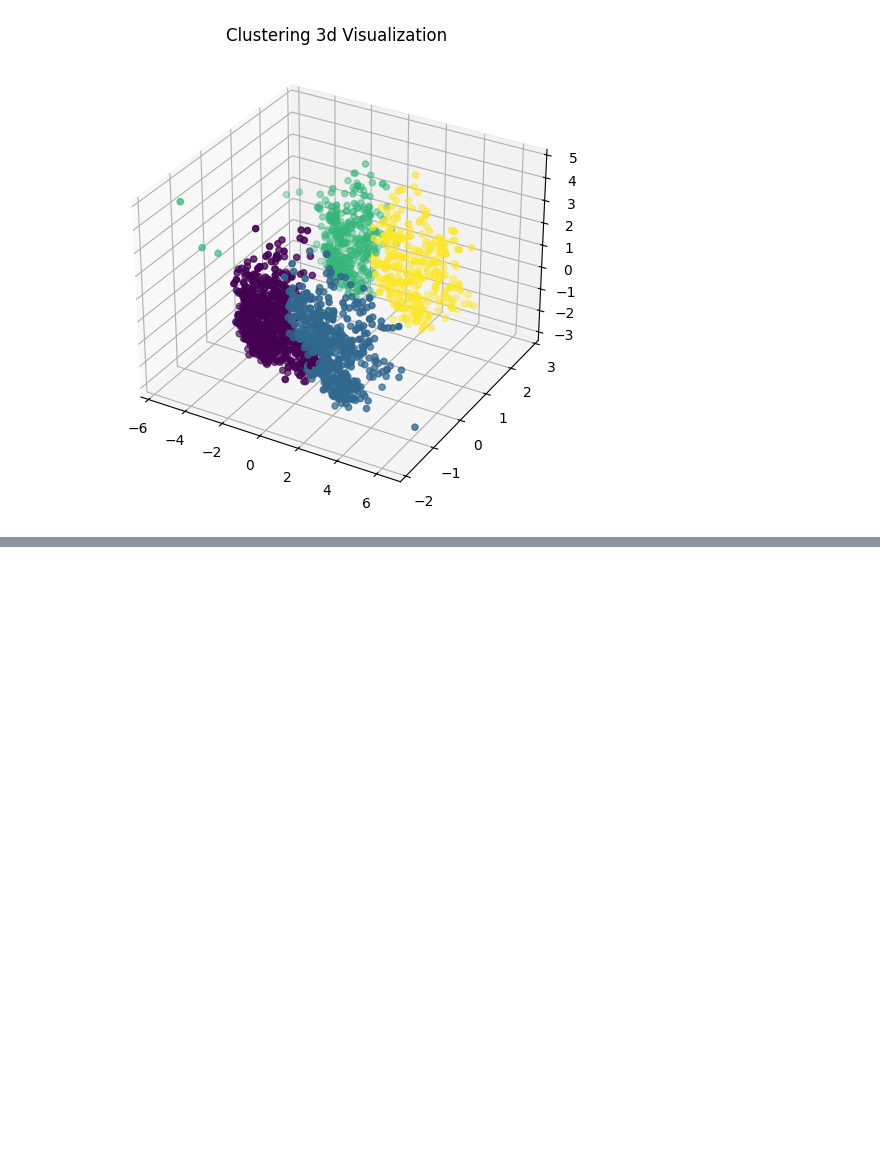
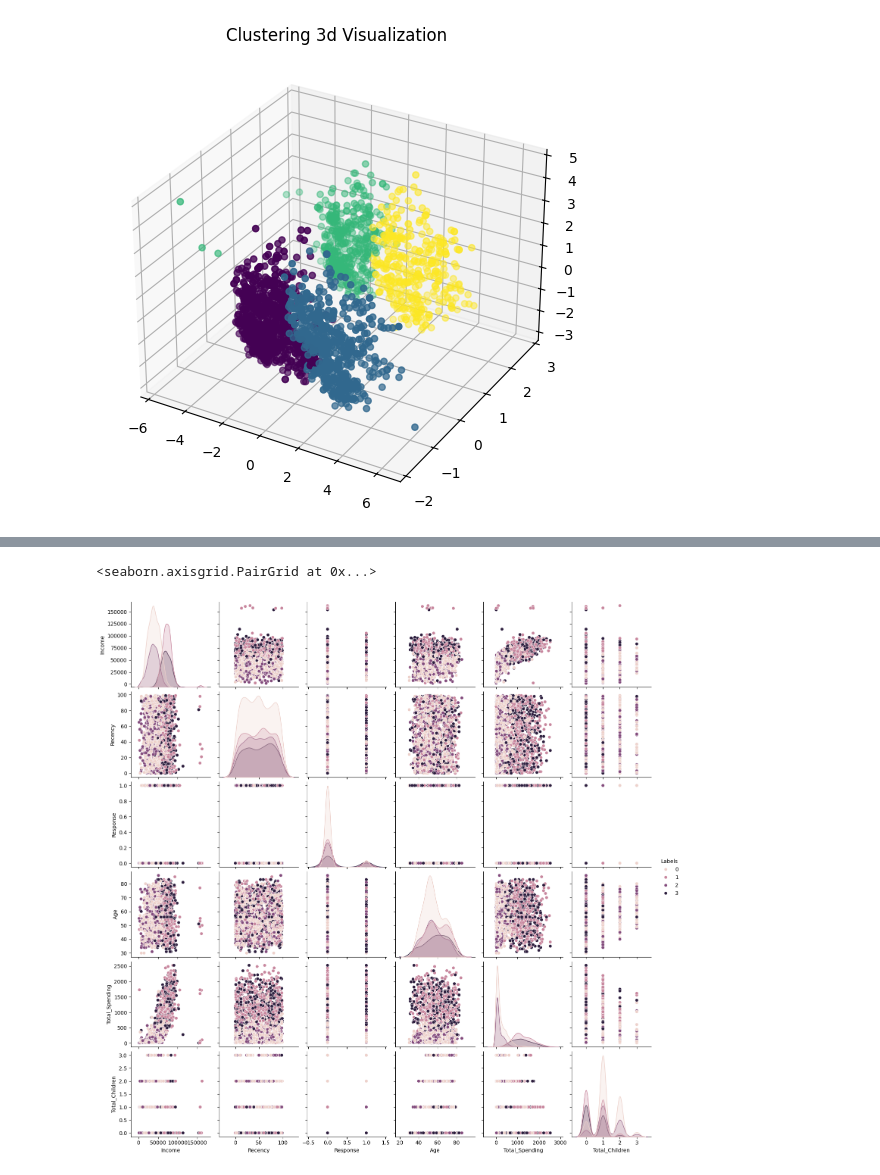
Before and after one commit to hassancodeshub/ShopSense-E-Commerce-Customer-Segmentation-System, a Jupyter notebook: smart_cart_clustering.ipynb, the cells around one changed output, grey strips where cells are left out. Saved outputs shown, nothing was run; the diff lists cells and outputs as text; code cells hidden in the pictures; blank space fills up the shorter version.

```diff
--- a/smart_cart_clustering.ipynb
+++ b/smart_cart_clustering.ipynb
@@ -382,0 +408,9 @@ Text(0.5, 0.92, 'Clustering 3d Visualization')
+# %%
+cols = ["Income","Recency","Response","Age","Total_Spending","Total_Children"]
+
+# Relative plots of some features - (Pair Plots)
+
+sns.pairplot(data_cleaned[cols+["Labels"]], hue="Labels")
+# %% [output]
+<seaborn.axisgrid.PairGrid at 0x...>
+[figure, added]
```
Also changed, not shown: parts of 7 cells of this notebook, 1 other file.
